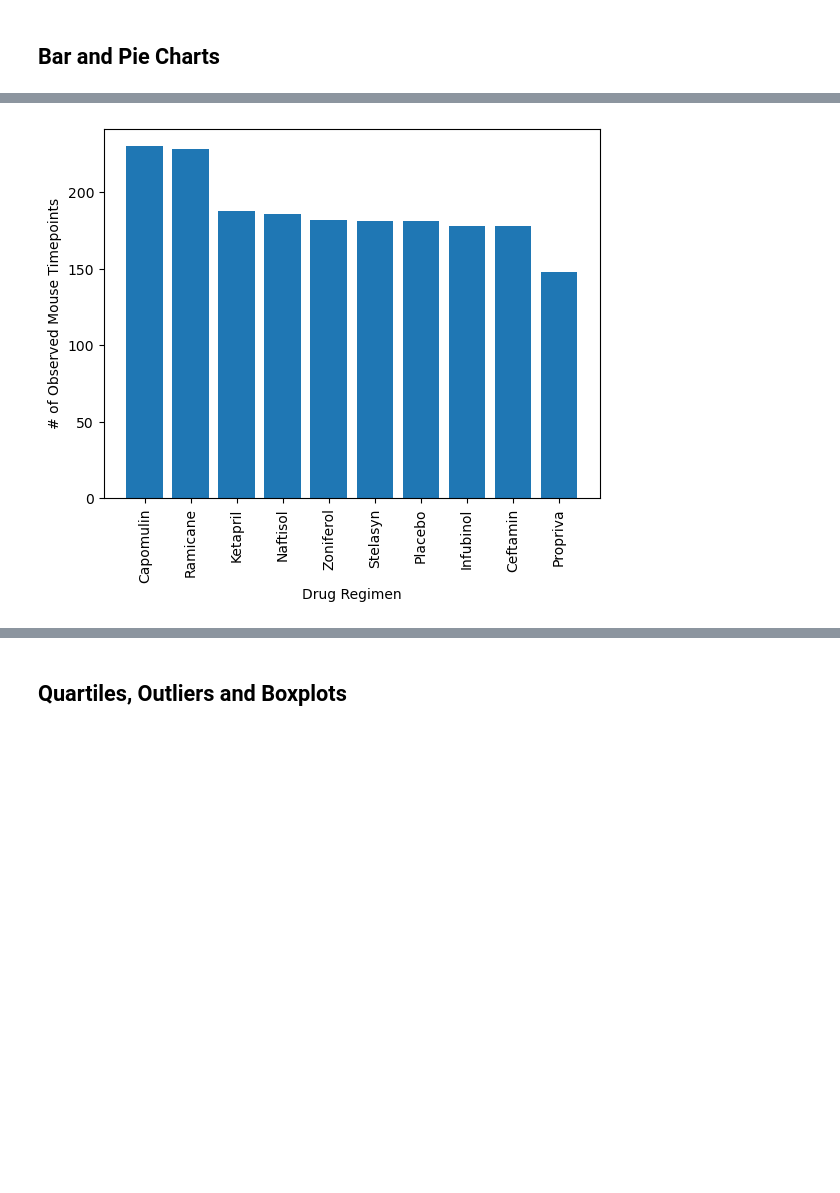
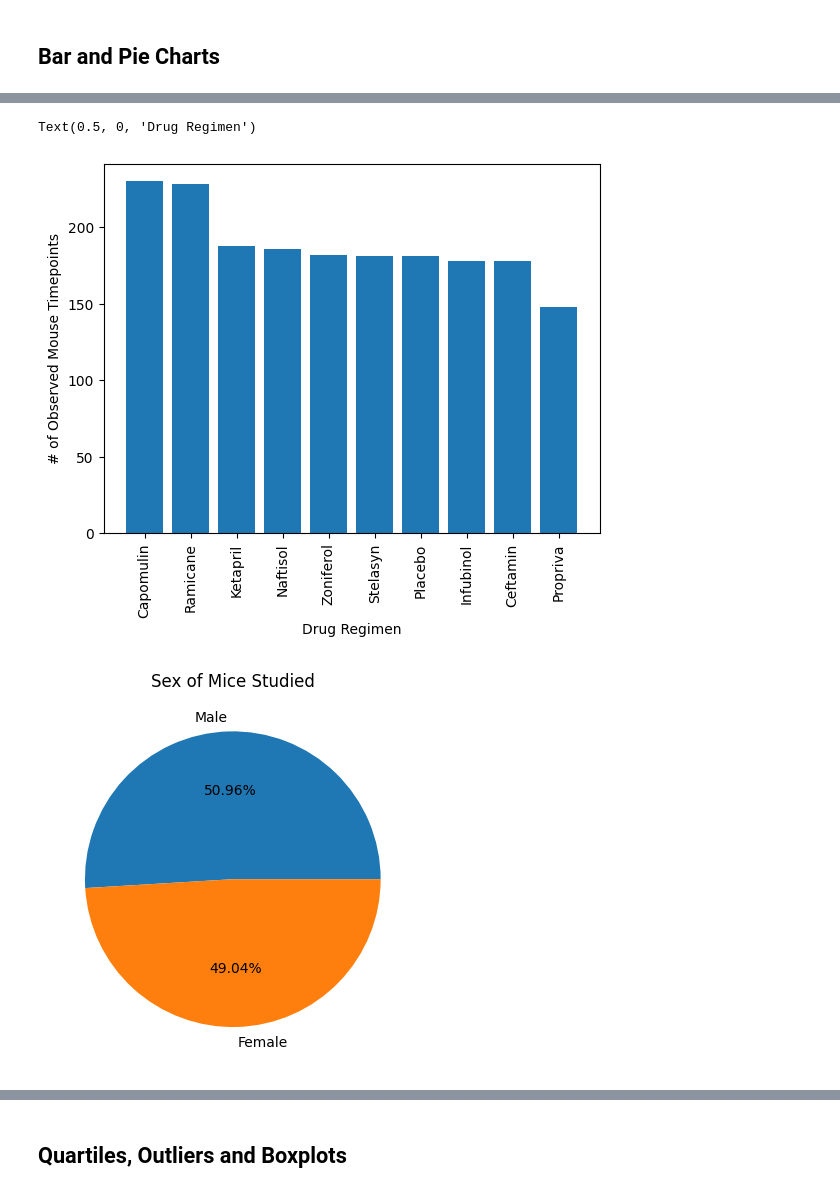
Before and after one commit to makennavick/visualization-challenge, a Jupyter notebook: pymaceuticals_starter.ipynb, the cells around one changed output, grey strips where cells are left out. Saved outputs shown, nothing was run; the diff lists cells and outputs as text; code cells hidden in the pictures; blank space fills up the shorter version.

```diff
--- a/pymaceuticals_starter.ipynb
+++ b/pymaceuticals_starter.ipynb
@@ -146,6 +162,30 @@ df.loc[df['']== ‘Recurring Value in Column’]
 [figure]
 # %%
 # Generate a bar plot showing the total number of rows (Mouse ID/Timepoints) for each drug regimen using pyplot.
+drug_series_df = pd.DataFrame(drug_series)
+drug_series_df
+plt.bar(drug_series_df.index, drug_series_df['count'])
+plt.xticks(rotation=90)
+plt.ylabel('# of Observed Mouse Timepoints')
+plt.xlabel('Drug Regimen')
 # %% [output]
+Text(0.5, 0, 'Drug Regimen')
 [figure]
+# %%
+# Generate a pie chart, using Pandas, showing the distribution of unique female versus male mice used in the study
+
+# Get the unique mice with their gender
+mouse_sex = pd.DataFrame(clean_df['Sex'].value_counts())
+
+# Set labels
+labels = mouse_sex.index.values
+
+# Set values
+sizes = mouse_sex['count'].tolist()
+
+plt.pie(sizes, labels=labels, autopct="%2.2f%%")
+plt.title('Sex of Mice Studied')
+plt.show()
+# %% [output]
+[figure, added]
 # %%
```
Also changed, not shown: parts of 21 cells of this notebook, 1 other file.
